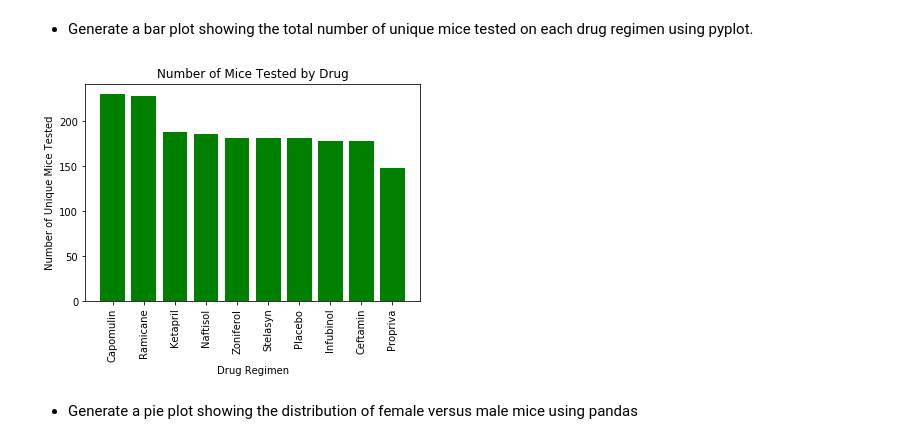
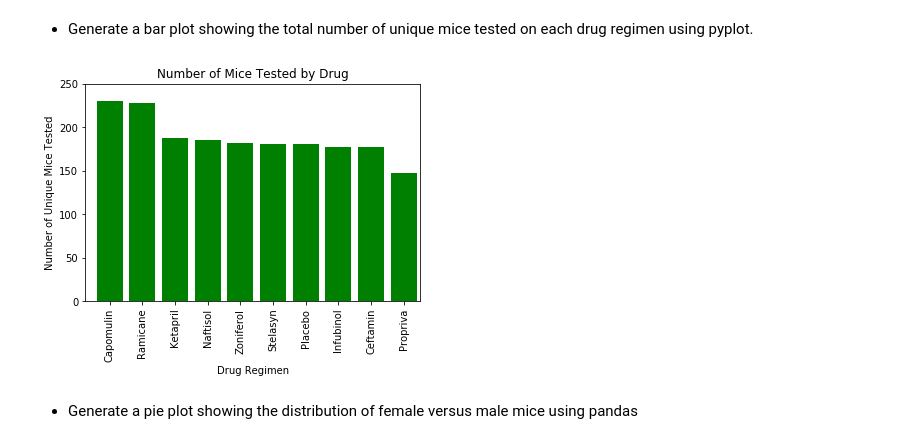
Before and after one commit to manuelamc14/Matploid-challenge, a Jupyter notebook: Pymaceuticals/pymaceuticals_starter.ipynb, the cells around one changed output. Drawn from its saved outputs; the diff is of its cells as text; code cells hidden in the pictures.

```diff
--- a/Pymaceuticals/pymaceuticals_starter.ipynb
+++ b/Pymaceuticals/pymaceuticals_starter.ipynb
@@ -177,13 +180,15 @@ drug_name= mousetotal_drug.index
 # %%
 # Create the chart
 plt.bar(x_axis, mousetotal_drug, color='g', align="center")
 plt.xticks(tick_locations, drug_name, rotation="vertical" )
 plt.title("Number of Mice Tested by Drug")
 plt.ylabel("Number of Unique Mice Tested")
 plt.xlabel("Drug Regimen")
+plt.xlim(-0.75, 9.5)
+plt.ylim(0, 250)
 plt.show()
 # %% [output]
-[figure, old version]
+[figure, new version]
 # %% [markdown]
 - Generate a pie plot showing the distribution of female versus male mice using pandas
 # %%
```
Also changed, not shown: parts of 17 cells of this notebook.
